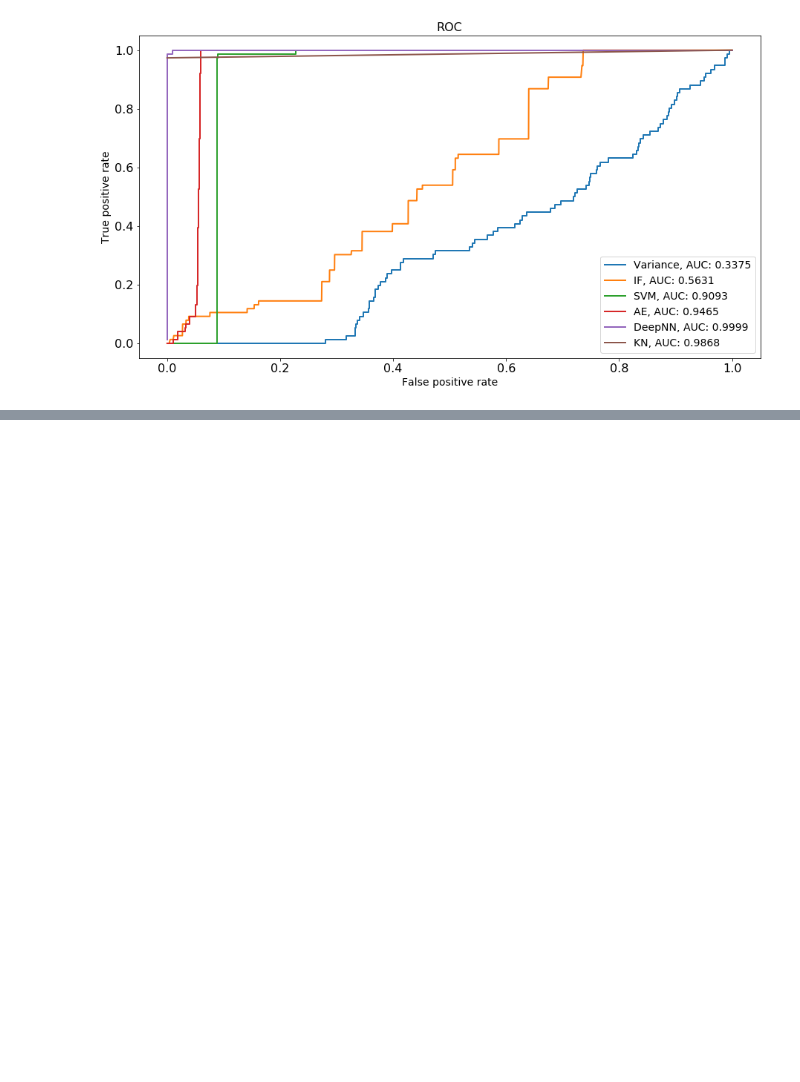
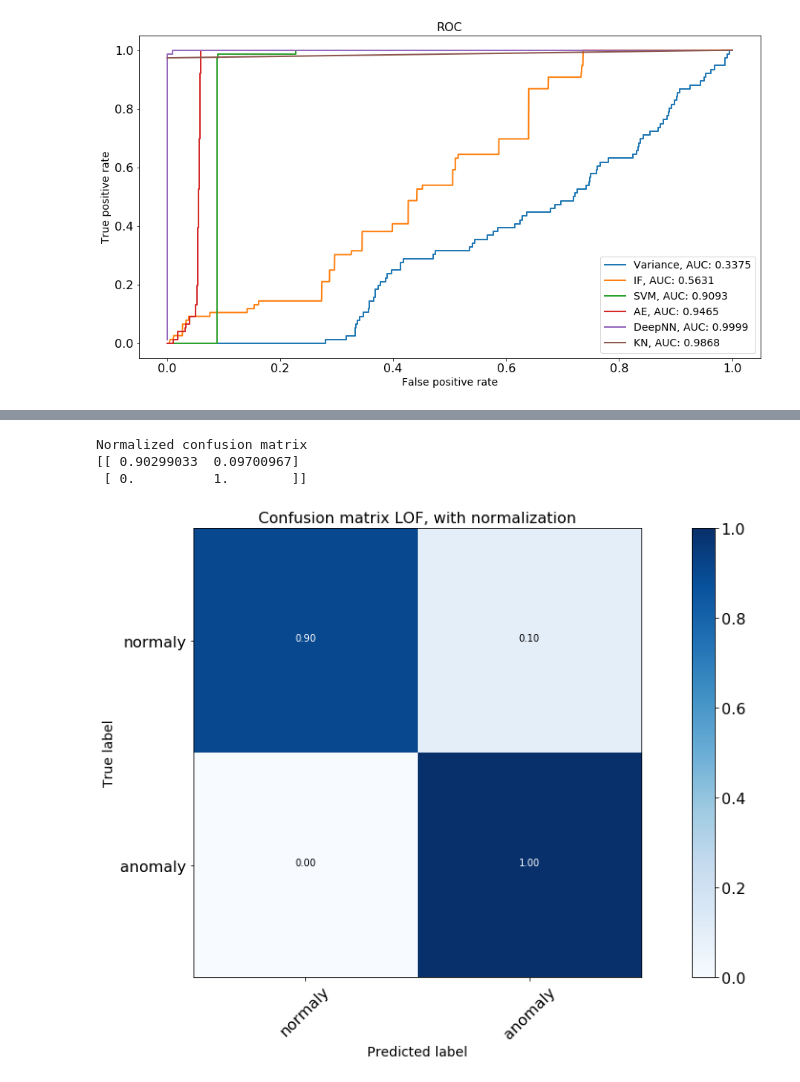
Before and after one commit to merveince92/RPCTriggerRateMonitoringWithML, a Jupyter notebook: inst_lumi_extractor.ipynb, the cells around one changed output, grey strips where cells are left out. Cells and saved outputs as stored; diff of their text form; code cells hidden in the pictures; blank space fills up the shorter version.

```diff
--- a/inst_lumi_extractor.ipynb
+++ b/inst_lumi_extractor.ipynb
@@ -1203,0 +1203,13 @@ plt.show()
+# %%
+threshold = 0.0
+y_pred = 2*(layers_train["lof_score"] > threshold)-1
+cnf_matrix = confusion_matrix(layers_train["score"].astype(int), y_pred)
+# Plot non-normalized confusion matrix
+plt.figure()
+plot_confusion_matrix(cnf_matrix, classes=["normaly","anomaly"], normalize=True,
+                      title='Confusion matrix LOF, with normalization')
+# %% [output]
+Normalized confusion matrix
+[[ 0.90299033  0.09700967]
+ [ 0.          1.        ]]
+[figure, added]
```
Also changed, not shown: parts of 5 cells of this notebook.
